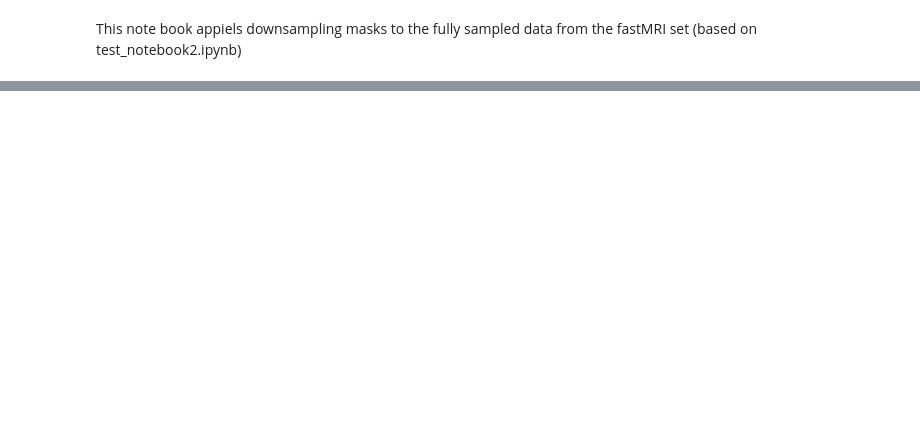
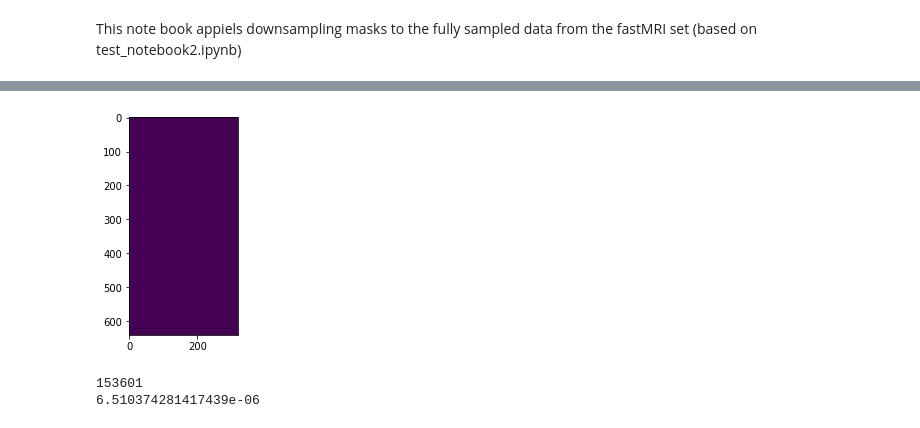
Before and after one commit to Samuel-van-Gurp/fastMRI, a Jupyter notebook: Samuel_notebooks/filter_notebook.ipynb, the cells around one changed output, grey strips where cells are left out. Drawn from its saved outputs; the diff is of its cells as text; code cells hidden in the pictures; blank space fills up the shorter version.

```diff
--- a/Samuel_notebooks/filter_notebook.ipynb
+++ b/Samuel_notebooks/filter_notebook.ipynb
@@ -24,6 +22,6 @@ data.keys()
 # %%
 # Cell reads data on the hinton server
 
-# fname = '/home/svangurp/scratch/fastMRI/brain/train/file_brain_AXFLAIR_200_6002425.h5'
-# data = h5py.File(fname, 'r')
-# data.keys()
+fname = '/home/svangurp/scratch/fastMRI/brain/train/file_brain_AXFLAIR_200_6002425.h5'
+data = h5py.File(fname, 'r')
+data.keys()
@@ -349,40 +370,52 @@ plt.show()
 # %%
 # function creates a Gausian mask
 # the func assums that multicoil_ksapce has shape: (slices,coils,eight, width)
 # sigma is the standard diviation of the gaussian
 
-# def gauss_mask_func(multicoil_ksapce, sigma, acceleration):
+def gauss_mask_func(multicoil_ksapce, sigma, acceleration):
 
-#     number_of_slices, number_of_coils, height, width = multicoil_ksapce.shape
+    number_of_slices, number_of_coils, height, width = multicoil_ksapce.shape
 
-#     gauss_mask = np.ones((height,width))
-#     current_acceleration = 1
-#     number_elements = height*width # total number of elements in the mask
-#     count_zero = 0 # this variable counts the number of non-zero elemnets in the mask
-#     fout_count  = 0
+    gauss_mask = np.zeros((height,width))
+    current_acceleration = 0
+    number_elements = height*width # total number of elements in the mask
+    count_ones = 0 # this variable counts the number of non-zero elemnets in the mask
+    fout_count  = 0
 
-#     while current_acceleration <= acceleration:
+    while current_acceleration <= acceleration:
+        print
+        x = int(np.random.normal(loc= round(width/2), scale= sigma, size=None))
+        y = int(np.random.normal(loc= round(height/2), scale= sigma, size=None))
 
-#         x = int(np.random.normal(loc= round(width/2), scale= sigma, size=None))
-#         y = int(np.random.normal(loc= round(height/2), scale= sigma, size=None))
+        if x > 0 and x < width and y > 0 and y < height:
 
-#         if x > 0 and x < width and y > 0 and y < height:
-
-#             if gauss_mask[y,x] == 1:
-#                 gauss_mask[y,x] = 0
-#                 count_zero += 1
+            if gauss_mask[y,x] == 0:
+                gauss_mask[y,x] = 1
+                count_ones += 1
 #             else:
 #                 fout_count +=1
 #                 print(fout_count)
 
-#         current_acceleration = number_elements/(number_elements-count_zero)
+        current_acceleration = number_elements/(count_ones)
 #         print(current_acceleration)
-#     return gauss_mask
+    return gauss_mask
 
 
 
-# gauss_mask = gauss_mask_func(kspace_complex, sigma = 0.1, acceleration = 4)
+gauss_mask = gauss_mask_func(kspace_complex, sigma = 100, acceleration = 4)
 
 
-# plt.imshow(gauss_mask)
-# plt.show()
+plt.imshow(gauss_mask)
+plt.show()
+# %% [output]
+[figure, added]
+# %%
+
+gauss_mask = gauss_mask_func(kspace_complex, sigma = 100, acceleration = 4)
+
+
+plt.imshow(gauss_mask)
+plt.show()
+# %% [output]
+153601
+6.510374281417439e-06
```
Also changed, not shown: parts of 14 cells of this notebook, 2 other files.
